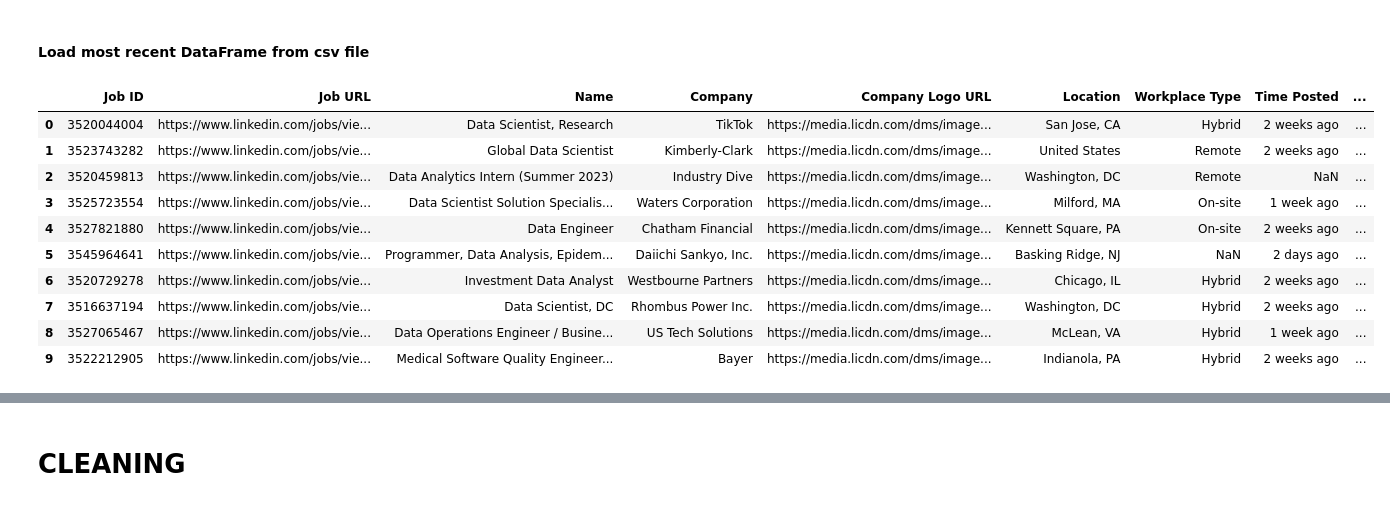
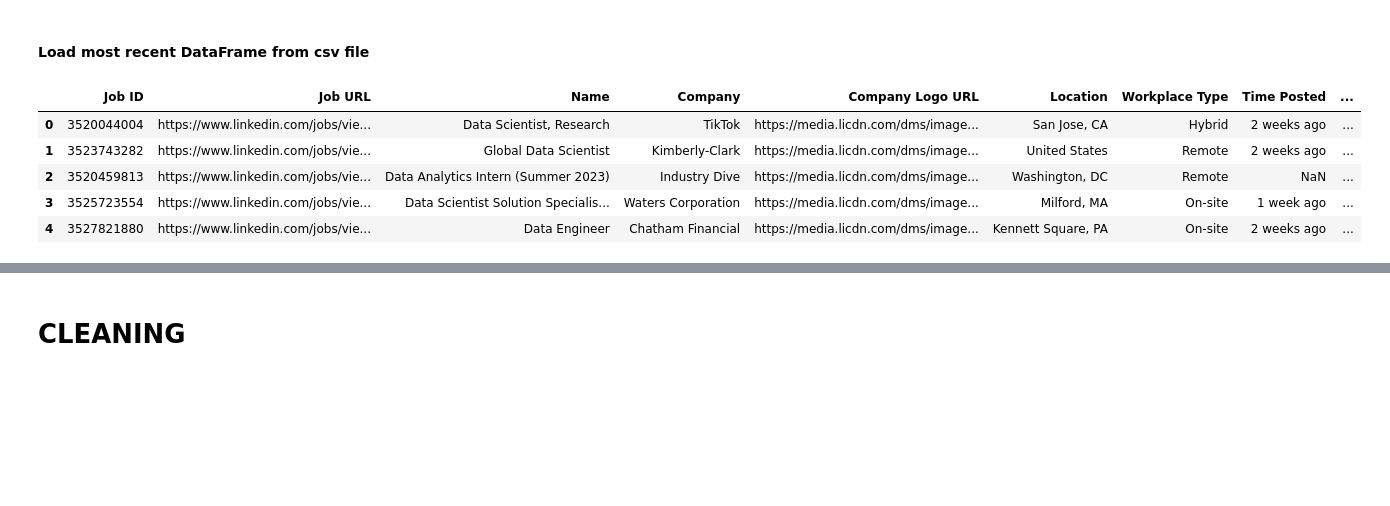
Before and after one commit to minhnnt97/linkedin-analysis, a Jupyter notebook: LinkedinJobAnalysis.ipynb, the cells around one changed output, grey strips where cells are left out. Drawn from its saved outputs; the diff is of its cells as text; code cells hidden in the pictures; blank space fills up the shorter version.

```diff
--- a/LinkedinJobAnalysis.ipynb
+++ b/LinkedinJobAnalysis.ipynb
@@ -384,17 +371,12 @@ time: 14.4 ms (started: 2023-03-30 23:24:25 -05:00)
 # %%
 JOB_INFO_PATH = os.path.join(PROJECT_DIR, INFO_DIR_NAME, (os.listdir(os.path.join(PROJECT_DIR, INFO_DIR_NAME)))[-1])
 
 job_df = pd.read_csv(JOB_INFO_PATH, index_col=0, sep='@')
-job_df.head(10)
+job_df.head(5)
 # %% [output]
 |  | Job ID | Job URL | Name | Company | Company Logo URL | Location | Workplace Type | Time Posted | ... |
 | 0 | 3520044004 | https://www.linkedin.com/jobs/vie... | Data Scientist, Research | TikTok | https://media.licdn.com/dms/image... | San Jose, CA | Hybrid | 2 weeks ago | ... |
 | 1 | 3523743282 | https://www.linkedin.com/jobs/vie... | Global Data Scientist | Kimberly-Clark | https://media.licdn.com/dms/image... | United States | Remote | 2 weeks ago | ... |
 | 2 | 3520459813 | https://www.linkedin.com/jobs/vie... | Data Analytics Intern (Summer 2023) | Industry Dive | https://media.licdn.com/dms/image... | Washington, DC | Remote | NaN | ... |
 | 3 | 3525723554 | https://www.linkedin.com/jobs/vie... | Data Scientist Solution Specialis... | Waters Corporation | https://media.licdn.com/dms/image... | Milford, MA | On-site | 1 week ago | ... |
 | 4 | 3527821880 | https://www.linkedin.com/jobs/vie... | Data Engineer | Chatham Financial | https://media.licdn.com/dms/image... | Kennett Square, PA | On-site | 2 weeks ago | ... |
-| 5 | 3545964641 | https://www.linkedin.com/jobs/vie... | Programmer, Data Analysis, Epidem... | Daiichi Sankyo, Inc. | https://media.licdn.com/dms/image... | Basking Ridge, NJ | NaN | 2 days ago | ... |
-| 6 | 3520729278 | https://www.linkedin.com/jobs/vie... | Investment Data Analyst | Westbourne Partners | https://media.licdn.com/dms/image... | Chicago, IL | Hybrid | 2 weeks ago | ... |
-| 7 | 3516637194 | https://www.linkedin.com/jobs/vie... | Data Scientist, DC | Rhombus Power Inc. | https://media.licdn.com/dms/image... | Washington, DC | Hybrid | 2 weeks ago | ... |
-| 8 | 3527065467 | https://www.linkedin.com/jobs/vie... | Data Operations Engineer / Busine... | US Tech Solutions | https://media.licdn.com/dms/image... | McLean, VA | Hybrid | 1 week ago | ... |
-| 9 | 3522212905 | https://www.linkedin.com/jobs/vie... | Medical Software Quality Engineer... | Bayer | https://media.licdn.com/dms/image... | Indianola, PA | Hybrid | 2 weeks ago | ... |
```
Also changed, not shown: parts of 51 cells of this notebook.
